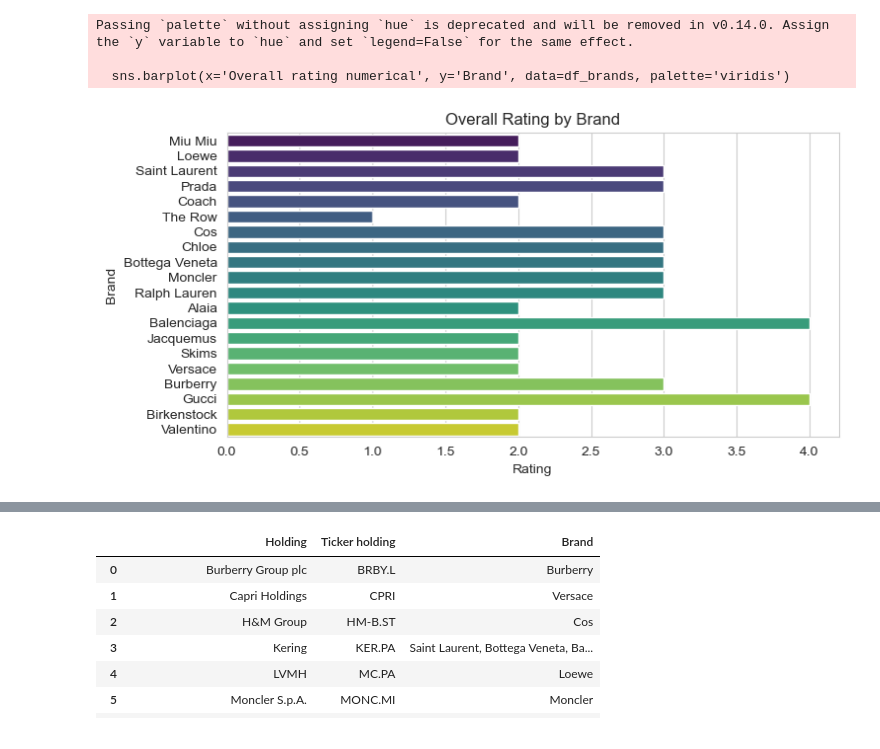
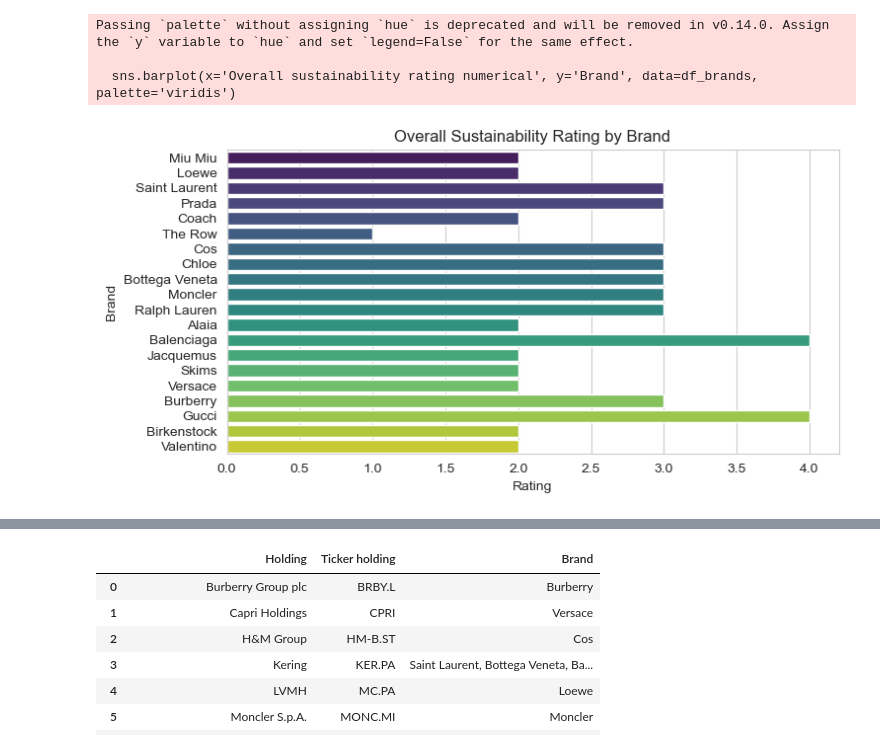
Before and after one commit to gabigens/project-week-3, a Jupyter notebook: MiniPro3-complete-code.ipynb, the cells around one changed output, grey strips where cells are left out. Drawn from its saved outputs; the diff is of its cells as text; code cells hidden in the pictures.

```diff
--- a/MiniPro3-complete-code.ipynb
+++ b/MiniPro3-complete-code.ipynb
@@ -151,23 +231,23 @@ df_brands
 # %%
 # Create some graphs to visualize the ratings data
 import matplotlib.pyplot as plt
 import seaborn as sns
 
 # Set the style for the plots
 sns.set_style("whitegrid")
 
-# Create a bar plot for the overall ratings
+# Create a bar plot for the overall sustainability ratings
 plt.figure(figsize=(8, 4))
-sns.barplot(x='Overall rating numerical', y='Brand', data=df_brands, palette='viridis')
-plt.title('Overall Rating by Brand')
+sns.barplot(x='Overall sustainability rating numerical', y='Brand', data=df_brands, palette='viridis')
+plt.title('Overall Sustainability Rating by Brand')
 plt.xlabel('Rating')
 plt.ylabel('Brand')
 plt.show()
 # %% [output]
 Passing `palette` without assigning `hue` is deprecated and will be removed in v0.14.0. Assign the `y` variable to `hue` and set `legend=False` for the same effect.
 
-  sns.barplot(x='Overall rating numerical', y='Brand', data=df_brands, palette='viridis')
+  sns.barplot(x='Overall sustainability rating numerical', y='Brand', data=df_brands, palette='viridis')
-[figure, old version]
+[figure, new version]
 # %%
 # Now create a bar plot for the Planet ratings
 plt.figure(figsize=(8, 4))
```
Also changed, not shown: parts of 16 cells of this notebook, 1 other file.
